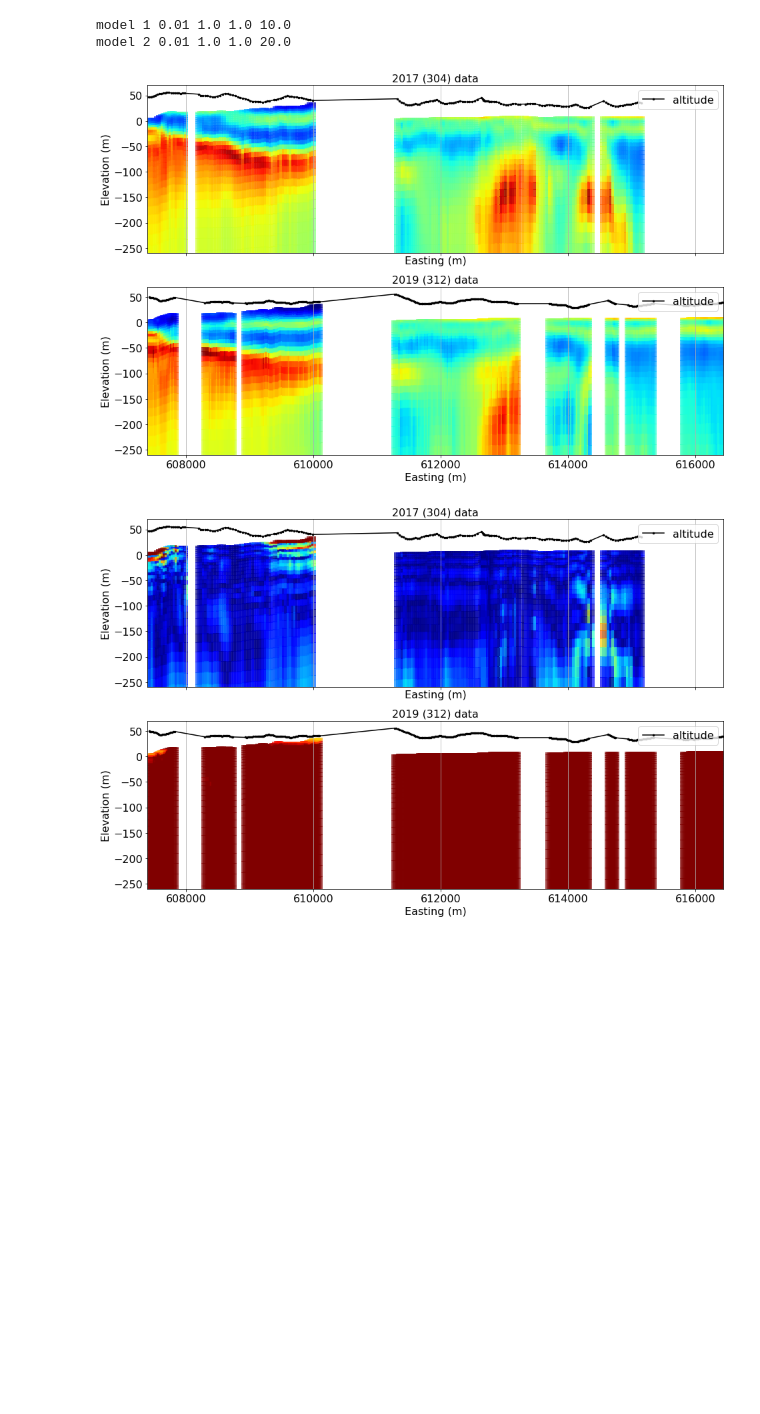
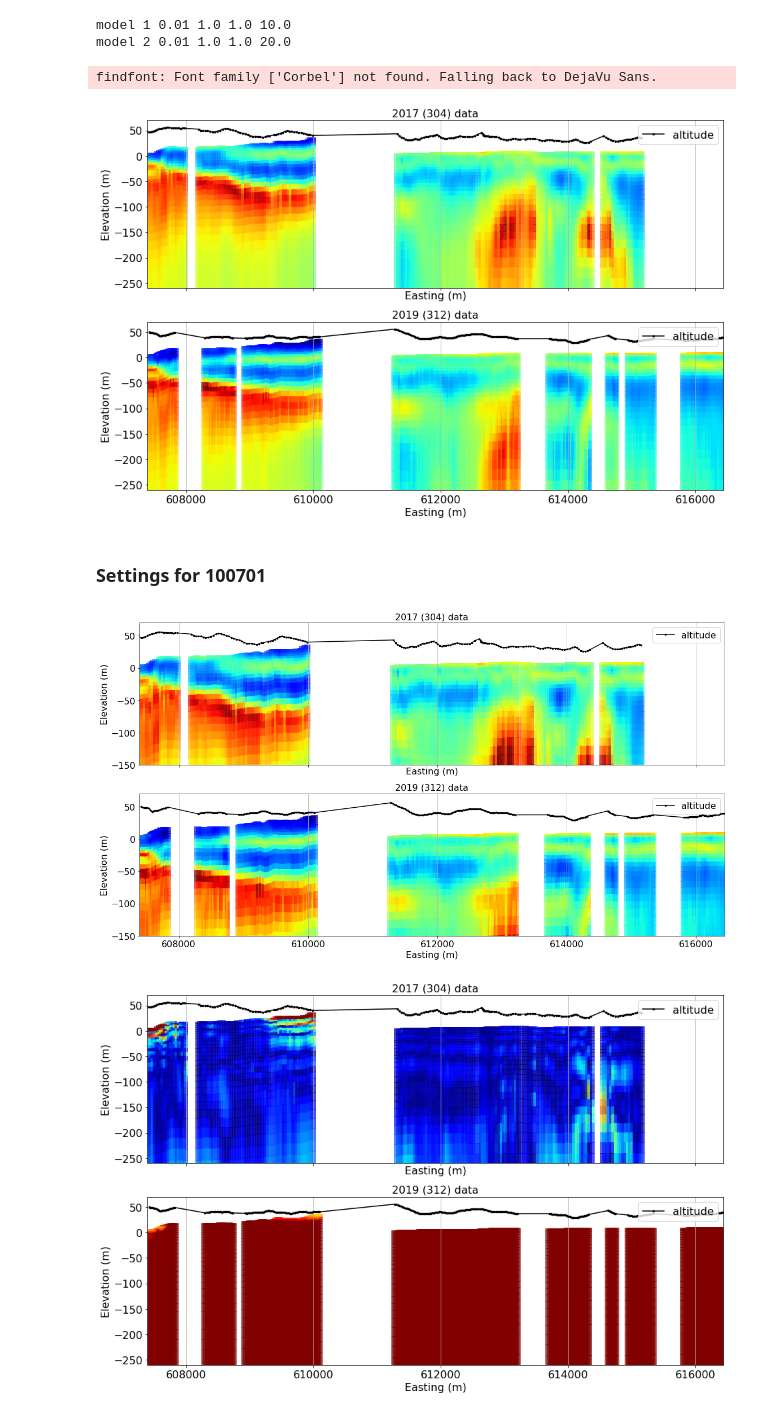
Before and after one commit to igotchalk/timelapseAEM, a Jupyter notebook: notebook/2D_2017-2019_temporal-constraint.ipynb, the cells around one changed output. Drawn from its saved outputs; the diff is of its cells as text; code cells hidden in the pictures; blank space fills up the shorter version.

```diff
--- a/notebook/2D_2017-2019_temporal-constraint.ipynb
+++ b/notebook/2D_2017-2019_temporal-constraint.ipynb
@@ -670,8 +670,8 @@ def get_doi(doi_index, hz, n_sounding, doi_threshold=0.8, clip=None):
     return doi,doi_depth_ind
 # %%
 #MODEL 1
-# inv_iter = len(outDict)
-inv_iter = 12
+inv_iter = len(outDict)
+# inv_iter = 12
 it = 0
 doi_threshold = .5
 alpha_s,alpha_x,alpha_y,m0_val = (s[it],x[it],y[it],m0_vals[it])
@@ -776,9 +776,83 @@ if saveyn:
                           alpha_s=int(100*alpha_s),
                           alpha_x=int(100*alpha_x),
                           alpha_y=int(100*alpha_y),
-                          m0_val=int(m0_val))),dpi=300,bbox_inches='tight')
+                          m0_val=int(m0_val))),dpi=500,bbox_inches='tight')
 # %% [output]
+findfont: Font family ['Corbel'] not found. Falling back to DejaVu Sans.
 [figure]
+# %% [markdown]
+### Settings for 100701
+# %%
+saveyn=True
+
+
+nskip = 1
+
+xy_plot = xy.copy()
+xy_plot[msk_312] += - 1/np.sqrt(2)*shift
+topo_plot = np.c_[xy_plot,dem]
+
+alpha1 = .7
+aspect=10
+# alpha2 = .7
+fig, (ax1, ax2) = plt.subplots(2,1, figsize=(19, 9),sharex=True)
+
+plt.sca(ax1)
+
+IO = ModelIO(
+    hz=hz,
+    topography=topo_plot,
+#     physical_property=1./np.exp(Utils.mkvc(mopt_clipped[:,::nskip])),
+    physical_property=1./np.exp(Utils.mkvc(mopt10.reshape((hz.size, n_sounding), order='F')[:,::nskip])),
+    line=system.astype('float')
+)
+objs = IO.plot_section(line_direction='x', scale='log', plot_type='pcolor', cmap='jet_r',
+                aspect=aspect, clim=(1, 100), dx=50, i_line=0,ax=ax1,zlim =(-150,70),show_colorbar=False,alpha=alpha1)
+
+
+plt.plot(xy[:,0][~msk_312],height[:][~msk_312],'k.-',ms=5,label='altitude')
+plt.legend(loc='upper right')
+cb = objs[-1]
+cb.set_label( '$\\rho_{bulk}$ ($\Omega$-m)')
+plt.title('2017 (304) data')# \n separation={}m  $m_0$={}  $\\alpha_s$={}    $\\alpha_x$={}   $\\alpha_y$={}'
+#.format(shift,m0_val,alpha_s,alpha_x,alpha_y))
+
+plt.sca(ax2)
+objs = IO.plot_section(line_direction='x', scale='log', plot_type='pcolor', cmap='jet_r',
+                aspect=aspect, clim=(1, 100), dx=50, i_line=1,ax=ax2, zlim = (-150,70),show_colorbar=False,alpha=alpha1)
+plt.plot(topo_plot[:,0][msk_312],height[:][msk_312],'k.-',ms=5,label='altitude')
+plt.legend(loc='upper right')
+cb = objs[-1]
+cb.set_label( '$\\rho_{bulk}$ ($\Omega$-m)')
+plt.title('2019 (312) data')
+
+
+ax1.set_xlim(xy_plot[:,0].min(),xy_plot[:,0].max())
+ax2.set_xlim(xy_plot[:,0].min(),xy_plot[:,0].max())
+ax1.grid(True,axis='x')
+ax2.grid(True,axis='x')
+
+# ax1.set_ylim(-260,70)
+# ax2.set_ylim(-260,70)
+
+# ax1.set_autoscalex_on(True)
+
+# ax1.get_shared_x_axes().join(ax1, ax2)
+# ax2.autoscale() ## call autoscale if needed
+plt.subplots_adjust(left = 0.125,right = 0.9,hspace=.2)
+
+if saveyn:
+    plt.savefig(figdir.joinpath('{ts}-mopt_line{line}-sep{sep}-std{std}-s{alpha_s}x{alpha_x}y{alpha_y}m{m0_val}-nodoi.png'
+                  .format(ts=ts,
+                          line=line[0],
+                          sep=shift,
+                          std=std,
+                          alpha_s=int(100*alpha_s),
+                          alpha_x=int(100*alpha_x),
+                          alpha_y=int(100*alpha_y),
+                          m0_val=int(m0_val))),dpi=500,bbox_inches='tight')
+# %% [output]
+[figure, added]
 # %%
 from matplotlib.colors import LogNorm
 from simpegEM1D import ModelIO
```
Also changed, not shown: 1 other file.
